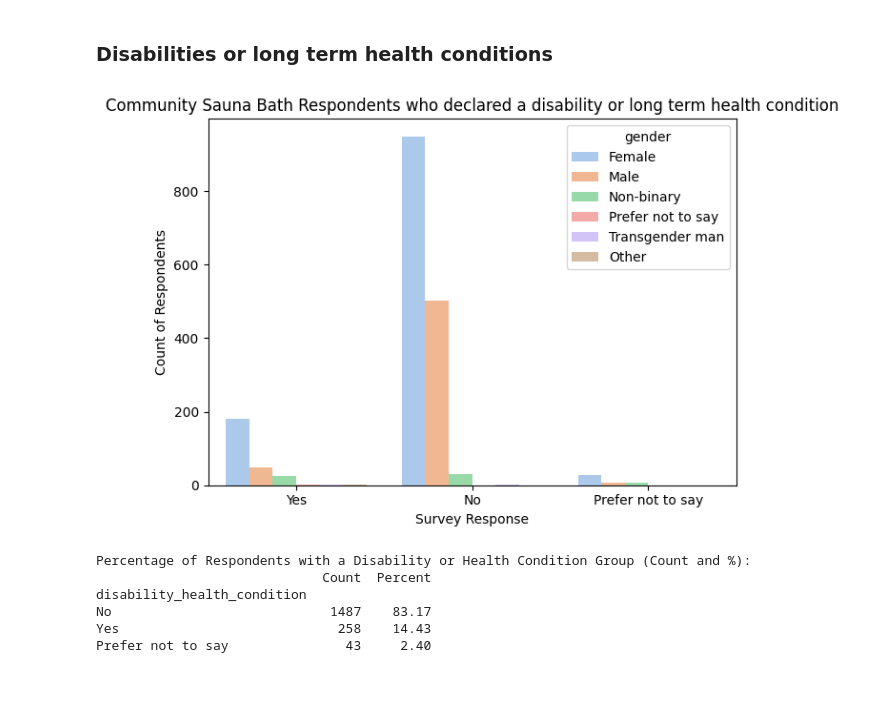
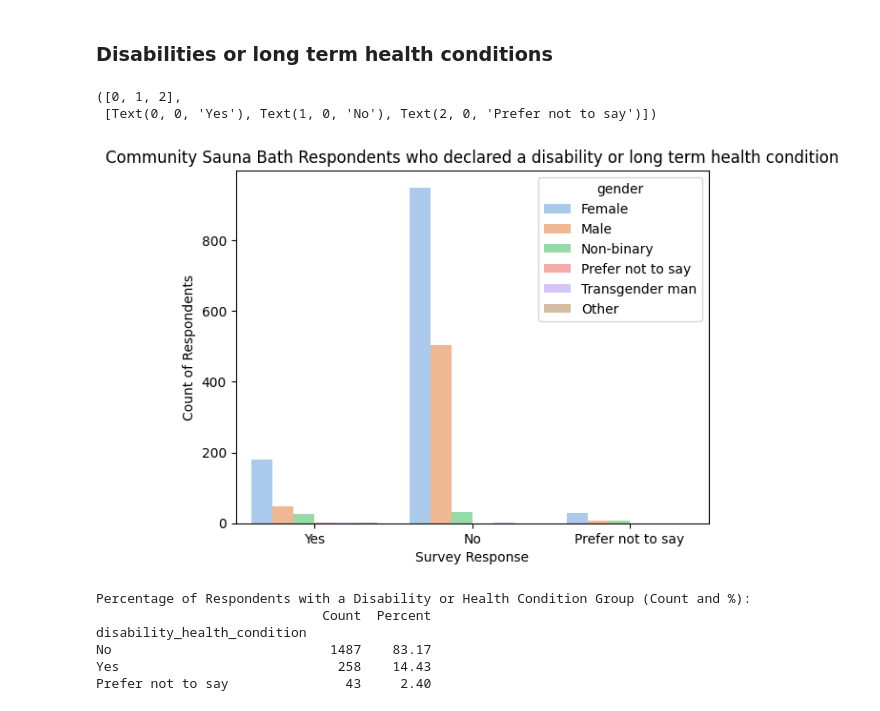
Before and after one commit to RachaelJadeMcGrath/Capstone, a Jupyter notebook: capstone_analysis.ipynb, the cells around one changed output. Saved outputs shown, nothing was run; the diff lists cells and outputs as text; code cells hidden in the pictures; blank space fills up the shorter version.

```diff
--- a/capstone_analysis.ipynb
+++ b/capstone_analysis.ipynb
@@ -424,17 +438,13 @@ Arab                               7     0.39
 # %%
 sns.countplot(data=df, x="disability_health_condition", hue="gender",palette='pastel') # seaborn count plot of disability/health condtion, hue set to gender to see the distribution
 plt.title('Community Sauna Bath Respondents who declared a disability or long term health condition')
 plt.xlabel('Survey Response')
 plt.ylabel('Count of Respondents')
 plt.xticks(rotation=0)
-# Add percentage labels to each bar
-if total > 0:
-    plt.gca().annotate(f'{percent:.1f}%',
-    (p.get_x() + p.get_width() / 2, p.get_height()),
-        ha='center', va='bottom', fontsize=10)
-plt.tight_layout()
 # %% [output]
+([0, 1, 2],
+ [Text(0, 0, 'Yes'), Text(1, 0, 'No'), Text(2, 0, 'Prefer not to say')])
-[figure, old version]
+[figure, new version]
 # %%
 # Calculate counts and percentages for health condition(s) and/or disabilities
 disability_health_counts = df['disability_health_condition'].value_counts(dropna=True)
```
Also changed, not shown: parts of 22 cells of this notebook, 19 other files.
